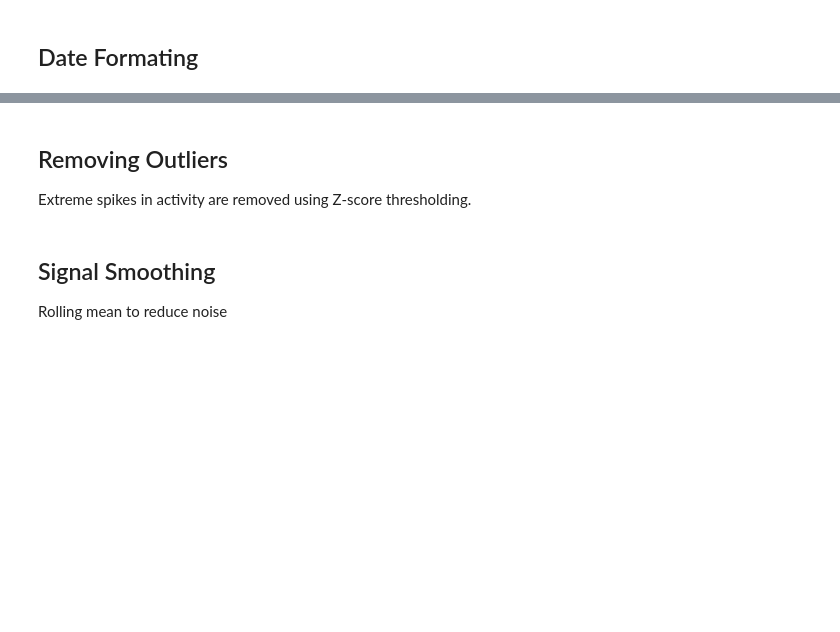
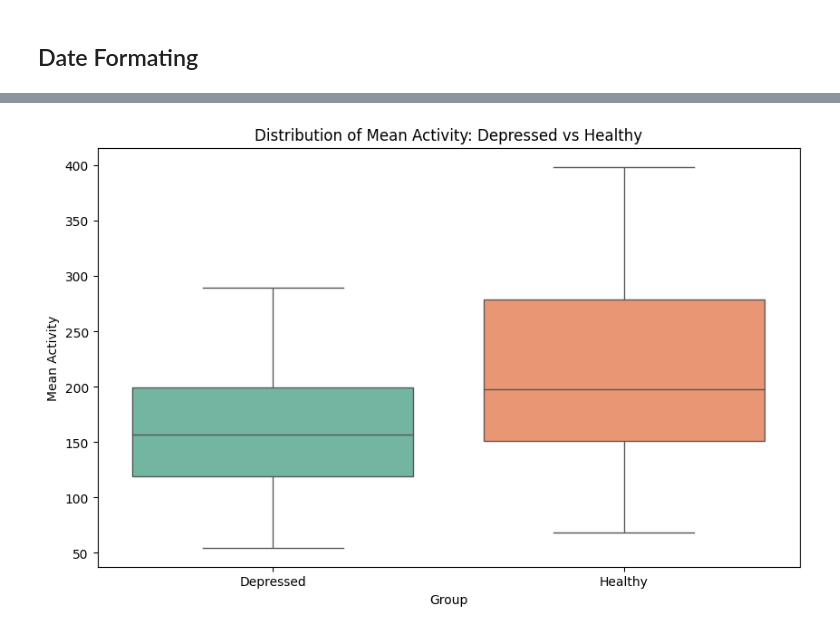
Before and after one commit to Razany98/Depresjon-Classification-Model, a Jupyter notebook: Depresjon_Classification_Model.ipynb, the cells around one changed output, grey strips where cells are left out. Drawn from its saved outputs; the diff is of its cells as text; code cells hidden in the pictures; blank space fills up the shorter version.

```diff
--- a/Depresjon_Classification_Model.ipynb
+++ b/Depresjon_Classification_Model.ipynb
@@ -76 +80,23 @@ activity = activity.drop(columns=['timestamp', 'date'])
+# %%
+def extract_super_features(df):
+    # Extract hour from datetime column
+    df['hour'] = df['datetime'].dt.hour
+
+    feat = df.groupby(['number', 'group'])['activity'].agg([
+        ('mean_act', 'mean'), ('std_act', 'std'), ('max_act', 'max'),
+        ('zero_ratio', lambda x: (x == 0).mean()),
+        ('cv_act', lambda x: np.std(x) / (np.mean(x) + 1))
+    ]).reset_index()
+
+    morning = df[(df['hour'] >= 6) & (df['hour'] <= 10)].groupby('number')['activity'].mean().reset_index(name='morning_act')
+    late_night = df[(df['hour'] >= 23) | (df['hour'] <= 4)].groupby('number')['activity'].mean().reset_index(name='night_act')
+    day_zero = df[(df['hour'] > 8) & (df['hour'] < 20)].groupby('number')['activity'].apply(lambda x: (x==0).mean()).reset_index(name='day_inactivity')
+
+    # Merge all features
+    final_feat = feat.merge(morning, on='number').merge(late_night, on='number').merge(day_zero, on='number')
+    return final_feat.merge(SCORES, on='number', how='left')
+
+features = extract_super_features(activity)
+features['label'] = (features['group'] == 'condition').astype(int)
+labeled = features.dropna(subset=['label'])
 # %% [markdown]
@@ -126,3 +103,0 @@ resampled = resampled.dropna(subset=['activity'])
-# %% [markdown]
-## Removing Outliers
-Extreme spikes in activity are removed using Z-score thresholding.
@@ -138,3 +103,0 @@ cleaned = remove_outliers(resampled)
-# %% [markdown]
-## Signal Smoothing
-Rolling mean to reduce noise
@@ -146,0 +104,17 @@ merged = cleaned.merge(scores, on="number", how="left")
+# %%
+feat_cols = ["mean_act", "std_act", "zero_ratio", "cv_act", "morning_act", "night_act", "day_inactivity"]
+
+output_dir = './plots'
+os.makedirs(output_dir, exist_ok=True)
+
+labeled['display_label'] = labeled['label'].map({0: 'Healthy', 1: 'Depressed'})
+plt.figure(figsize=(10, 6))
+sns.boxplot(x='display_label', y='mean_act', data=labeled, hue='display_label', palette='Set2', legend=False)
+plt.title('Distribution of Mean Activity: Depressed vs Healthy')
+plt.xlabel('Group')
+plt.ylabel('Mean Activity')
+plt.savefig(os.path.join(output_dir, 'mean_activity_dist.png'))
+plt.show()
+plt.close()
+# %% [output]
+[figure, added]
```
Also changed, not shown: parts of 18 cells of this notebook.
